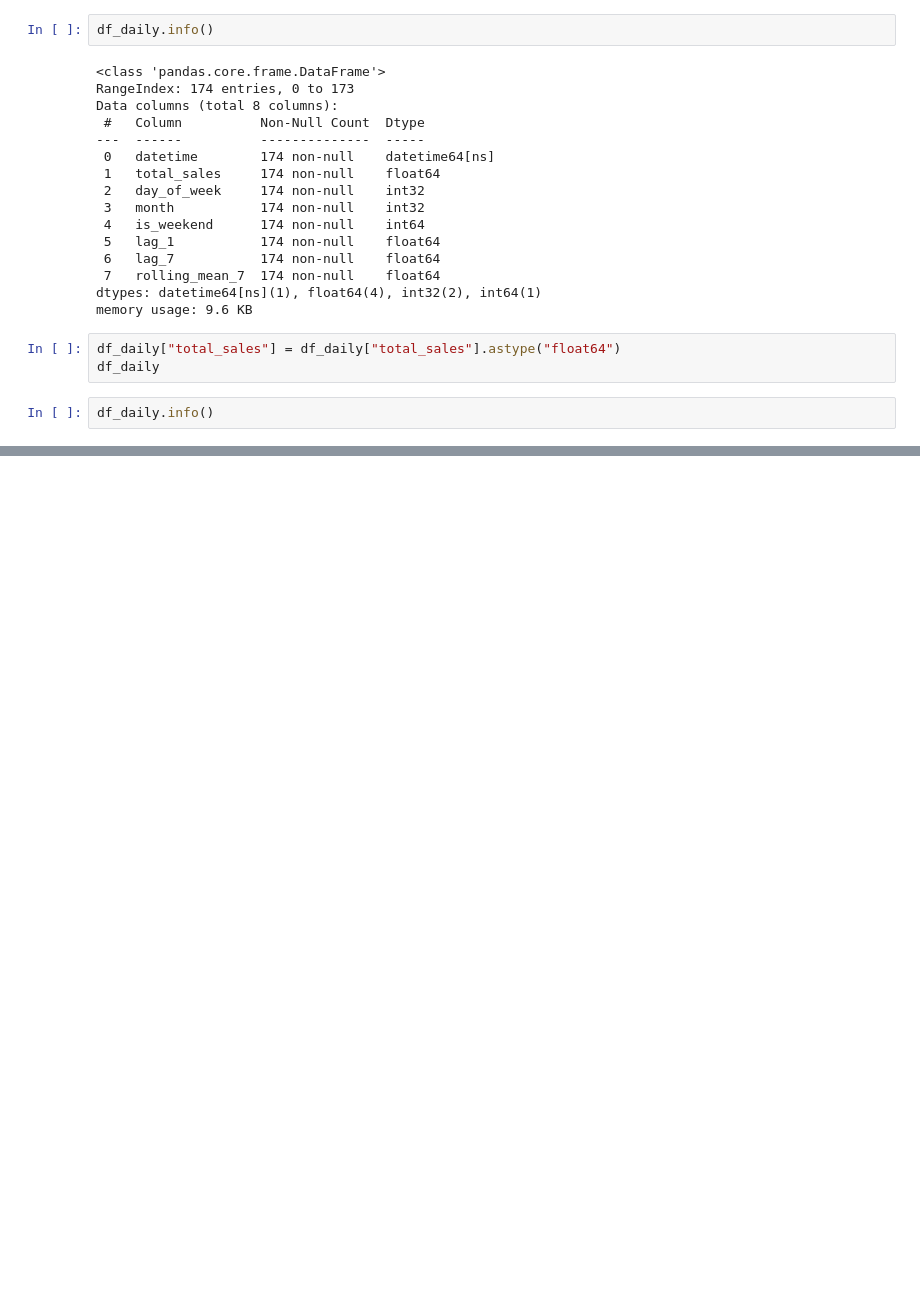
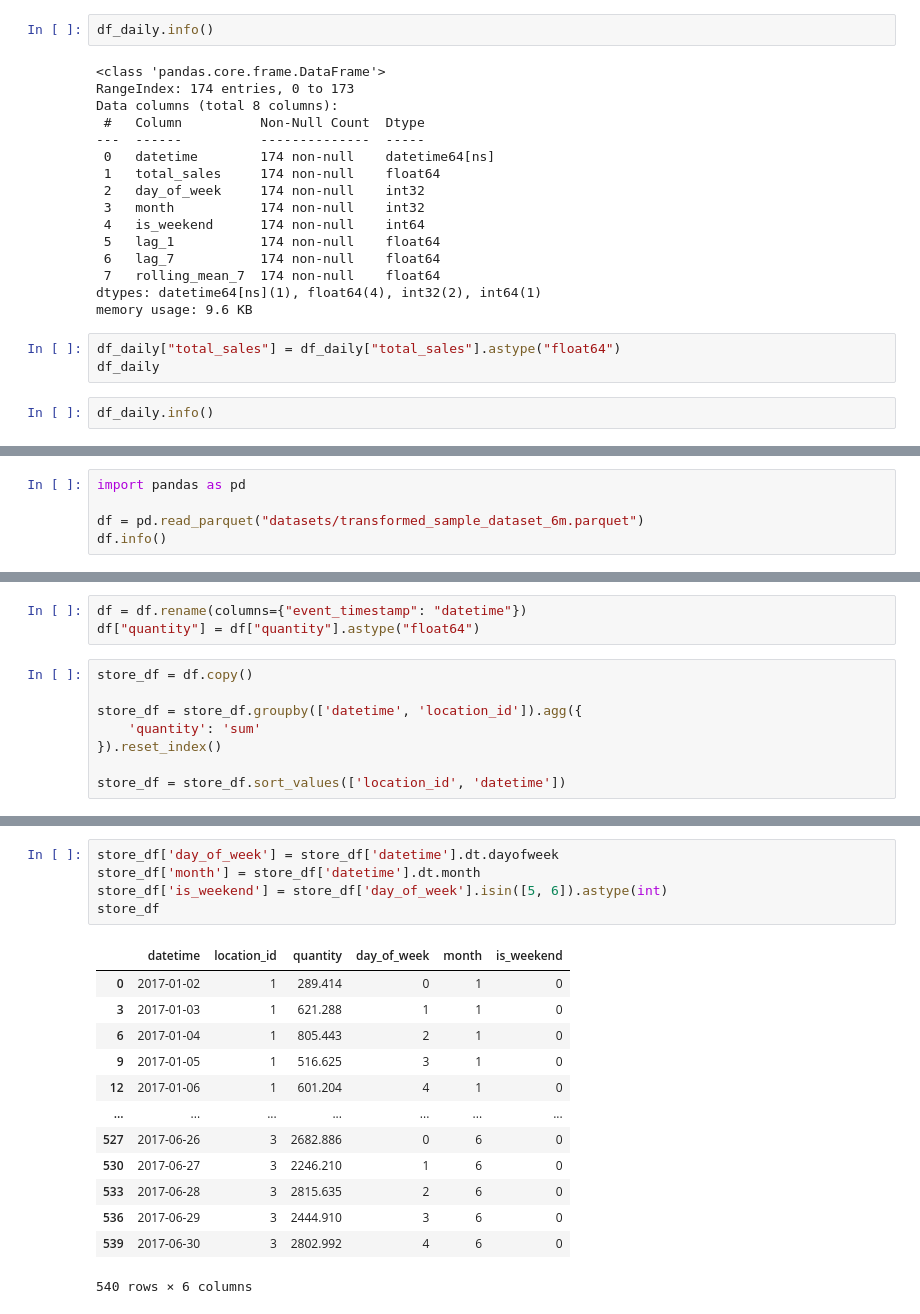
Before and after one commit to arjun-s-15/ERP-Project, a Jupyter notebook: ML-service/data_transformation.ipynb, the cells around one changed output, grey strips where cells are left out. Cells and saved outputs as stored; diff of their text form; blank space fills up the shorter version.

```diff
--- a/ML-service/data_transformation.ipynb
+++ b/ML-service/data_transformation.ipynb
@@ -221,0 +390,5 @@ df_daily.info()
+# %%
+import pandas as pd
+
+df = pd.read_parquet("datasets/transformed_sample_dataset_6m.parquet")
+df.info()
@@ -221,0 +410,11 @@ df_daily.info()
+# %%
+df = df.rename(columns={"event_timestamp": "datetime"})
+df["quantity"] = df["quantity"].astype("float64")
+# %%
+store_df = df.copy()
+
+store_df = store_df.groupby(['datetime', 'location_id']).agg({
+    'quantity': 'sum'
+}).reset_index()
+
+store_df = store_df.sort_values(['location_id', 'datetime'])
@@ -221,0 +437,19 @@ df_daily.info()
+# %%
+store_df['day_of_week'] = store_df['datetime'].dt.dayofweek
+store_df['month'] = store_df['datetime'].dt.month
+store_df['is_weekend'] = store_df['day_of_week'].isin([5, 6]).astype(int)
+store_df
+# %% [output]
+|  | datetime | location_id | quantity | day_of_week | month | is_weekend |
+| 0 | 2017-01-02 | 1 | 289.414 | 0 | 1 | 0 |
+| 3 | 2017-01-03 | 1 | 621.288 | 1 | 1 | 0 |
+| 6 | 2017-01-04 | 1 | 805.443 | 2 | 1 | 0 |
+| 9 | 2017-01-05 | 1 | 516.625 | 3 | 1 | 0 |
+| 12 | 2017-01-06 | 1 | 601.204 | 4 | 1 | 0 |
+| ... | ... | ... | ... | ... | ... | ... |
+| 527 | 2017-06-26 | 3 | 2682.886 | 0 | 6 | 0 |
+| 530 | 2017-06-27 | 3 | 2246.210 | 1 | 6 | 0 |
+| 533 | 2017-06-28 | 3 | 2815.635 | 2 | 6 | 0 |
+| 536 | 2017-06-29 | 3 | 2444.910 | 3 | 6 | 0 |
+| 539 | 2017-06-30 | 3 | 2802.992 | 4 | 6 | 0 |
+540 rows × 6 columns
```
Also changed, not shown: parts of 19 cells of this notebook, 2 other files.
